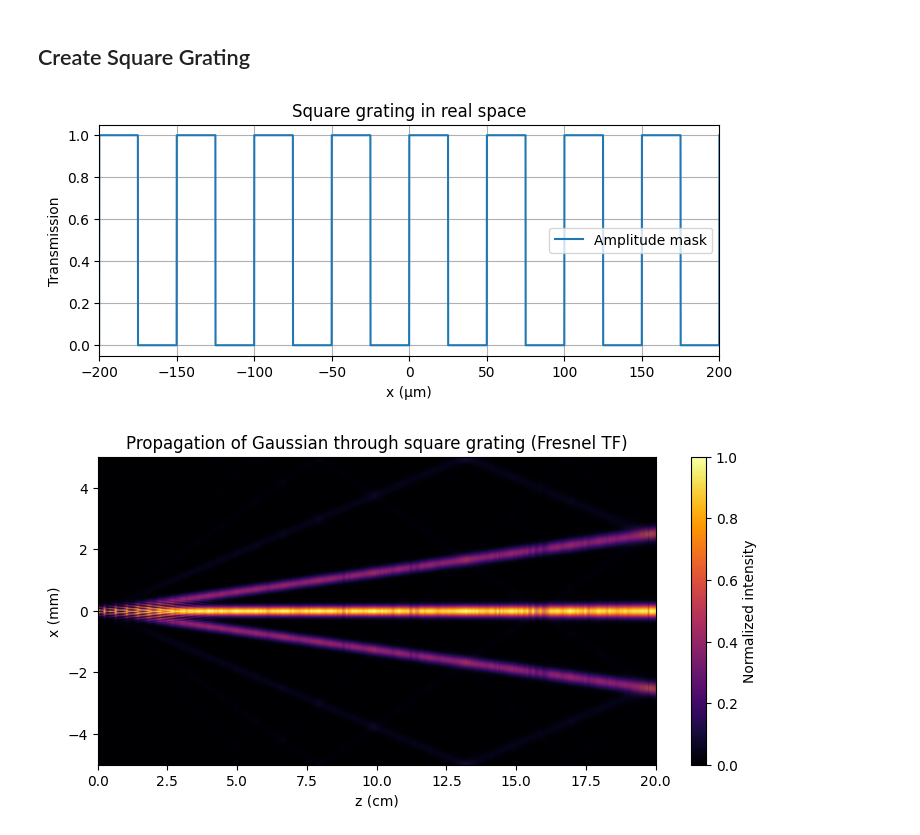
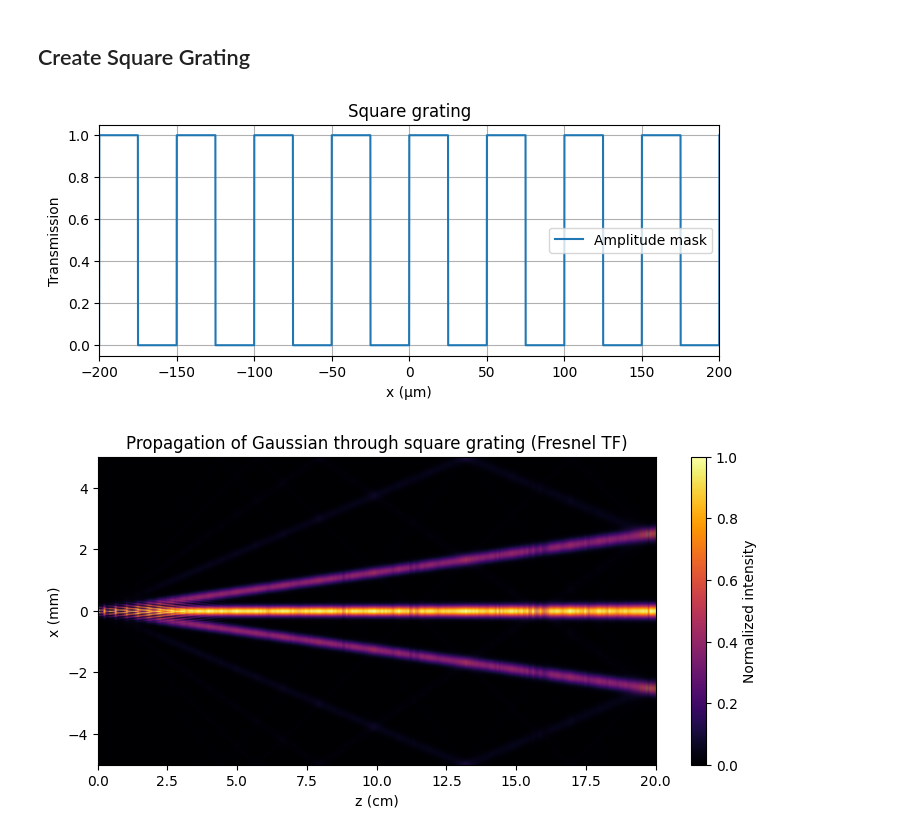
Before and after one commit to atlindburg/fourier-optics, a Jupyter notebook: notebooks/20251006-rectangular_gratings.ipynb, the cells around one changed output. Drawn from its saved outputs; the diff is of its cells as text; code cells hidden in the pictures.

```diff
--- a/notebooks/20251006-rectangular_gratings.ipynb
+++ b/notebooks/20251006-rectangular_gratings.ipynb
@@ -14,30 +14,30 @@ import fourieroptics as fo
 # %%
 import numpy as np
 import matplotlib.pyplot as plt
 
 # Grid
 N = 100000
 dx = 1e-7
 x = fo.coords_1D(N, dx)
 
 # Grating parameters
 period = 50e-6   # 50 µm
 duty = 0.5
 
 # Generate grating (amplitude version)
 G = fo.rectangular_grating_1D(x, period, duty_cycle=duty)
 
 plt.figure(figsize=(8,3))
 plt.plot(x*1e6, np.real(G), label="Amplitude mask")
 plt.xlabel("x (µm)")
 plt.ylabel("Transmission")
-plt.title("Square grating in real space")
+plt.title("Square grating")
 plt.xlim(-200, 200)
 plt.grid(True)
 plt.legend()
 plt.show()
 # %% [output]
-[figure, old version]
+[figure, new version]
 # %%
 # Beam parameters
 wavelength = 633e-9
```
Also changed, not shown: parts of 2 cells of this notebook, 1 other file.
